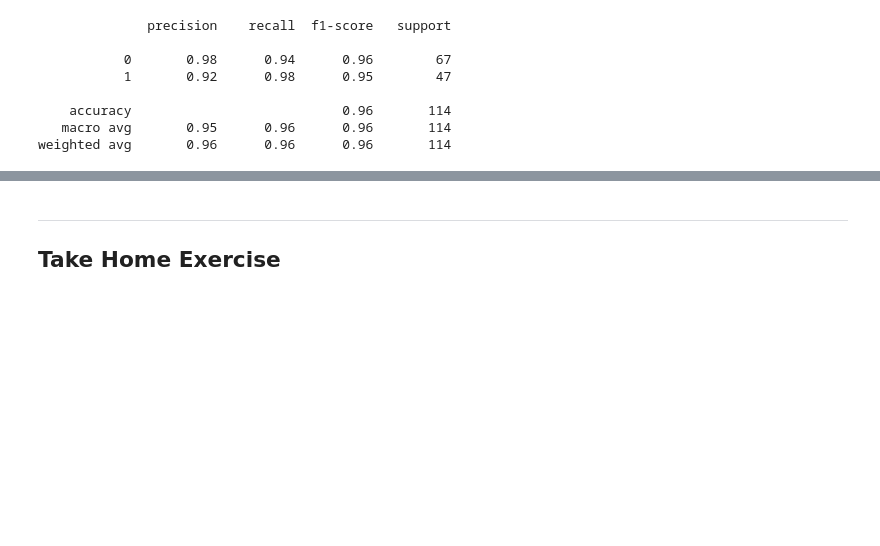
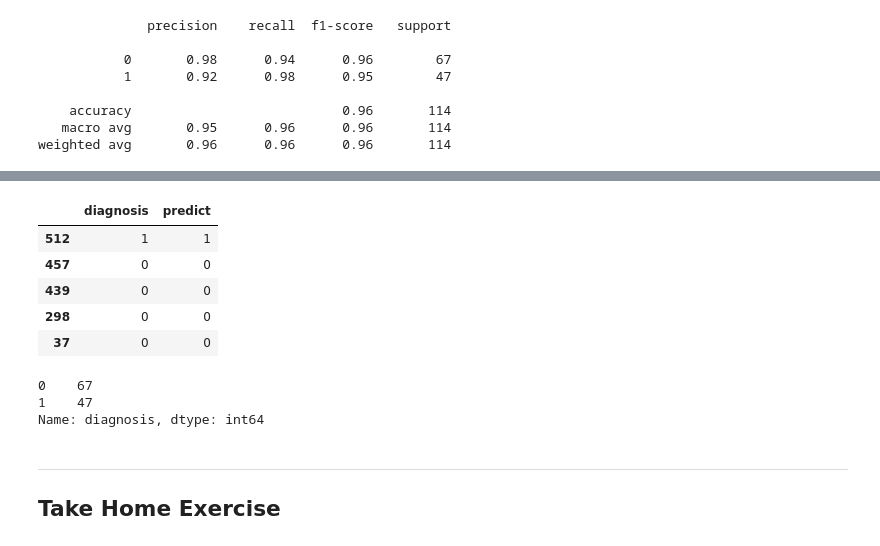
Before and after one commit to mnrclab/Modul3_Logistic_Regression_Confusion_Matrix, a Jupyter notebook: Logistic Regression.ipynb, the cells around one changed output, grey strips where cells are left out. Cells and saved outputs as stored; diff of their text form; code cells hidden in the pictures; blank space fills up the shorter version.

```diff
--- a/Logistic Regression.ipynb
+++ b/Logistic Regression.ipynb
@@ -252,3 +256,6 @@ print(classification_report(y_test, y_pred))
     accuracy                           0.96       114
    macro avg       0.95      0.96      0.96       114
 weighted avg       0.96      0.96      0.96       114
+# %%
+df1 = pd.DataFrame(y_test)
+df1.head()
@@ -255,3 +269,20 @@ weighted avg       0.96      0.96      0.96       114
+# %%
+df1['predict'] = y_pred
+df1.head()
+# %% [output]
+|  | diagnosis | predict |
+| 512 | 1 | 1 |
+| 457 | 0 | 0 |
+| 439 | 0 | 0 |
+| 298 | 0 | 0 |
+| 37 | 0 | 0 |
+# %%
+#support
+y_test.value_counts()
+# %% [output]
+0    67
+1    47
+Name: diagnosis, dtype: int64
 # %% [markdown]
 <hr>
 
```
Also changed, not shown: parts of 4 cells of this notebook, 1 other file.
